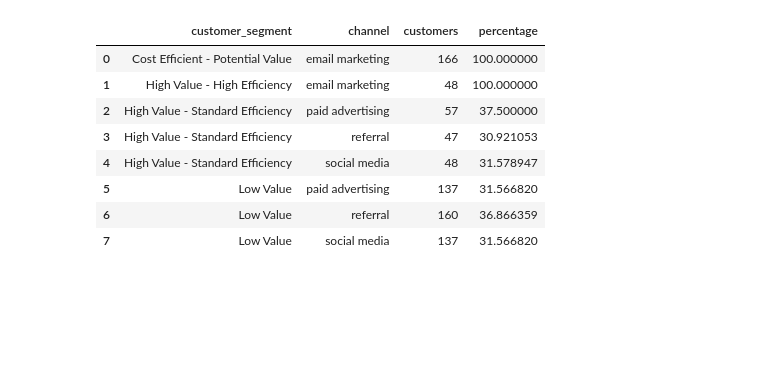
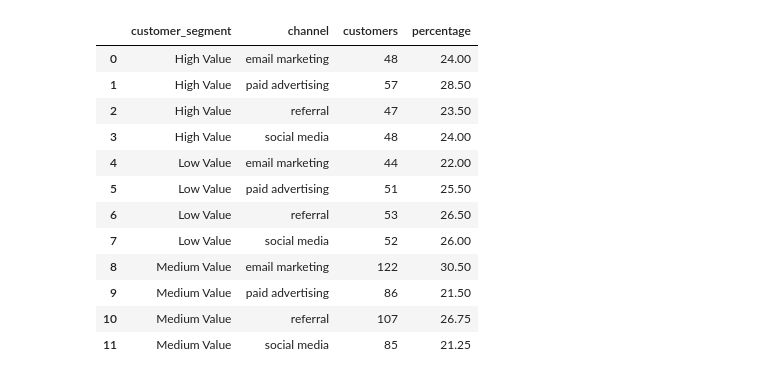
Before and after one commit to Andres240989/customer-lifetime-value_analysis, a Jupyter notebook: notebooks/03_segment_strategies.ipynb, the cells around one changed output. Drawn from its saved outputs; the diff is of its cells as text; code cells hidden in the pictures; blank space fills up the shorter version.

```diff
--- a/notebooks/03_segment_strategies.ipynb
+++ b/notebooks/03_segment_strategies.ipynb
@@ -16,0 +7,3 @@ df.head()
+# %%
+df_segmented = pd.read_csv("../data/customer_segmented.csv")
+df_segmented
@@ -73,27 +93,31 @@ segment_summary["customer_percentage"] = (
 # %%
 # identificamos canal principal
 segment_channel = (
-    df.groupby(["customer_segment", "channel"])
+    df_segmented.groupby(["customer_segment", "channel"])
     .size()
     .reset_index(name="customers")
 )
 
 segment_channel["percentage"] = (
     segment_channel.groupby("customer_segment")["customers"]
     .transform(lambda x: x / x.sum() * 100)
 )
 
 segment_channel
 # %% [output]
 |  | customer_segment | channel | customers | percentage |
-| 0 | Cost Efficient - Potential Value | email marketing | 166 | 100.000000 |
-| 1 | High Value - High Efficiency | email marketing | 48 | 100.000000 |
-| 2 | High Value - Standard Efficiency | paid advertising | 57 | 37.500000 |
-| 3 | High Value - Standard Efficiency | referral | 47 | 30.921053 |
-| 4 | High Value - Standard Efficiency | social media | 48 | 31.578947 |
-| 5 | Low Value | paid advertising | 137 | 31.566820 |
-| 6 | Low Value | referral | 160 | 36.866359 |
-| 7 | Low Value | social media | 137 | 31.566820 |
+| 0 | High Value | email marketing | 48 | 24.00 |
+| 1 | High Value | paid advertising | 57 | 28.50 |
+| 2 | High Value | referral | 47 | 23.50 |
+| 3 | High Value | social media | 48 | 24.00 |
+| 4 | Low Value | email marketing | 44 | 22.00 |
+| 5 | Low Value | paid advertising | 51 | 25.50 |
+| 6 | Low Value | referral | 53 | 26.50 |
+| 7 | Low Value | social media | 52 | 26.00 |
+| 8 | Medium Value | email marketing | 122 | 30.50 |
+| 9 | Medium Value | paid advertising | 86 | 21.50 |
+| 10 | Medium Value | referral | 107 | 26.75 |
+| 11 | Medium Value | social media | 85 | 21.25 |
 # %%
 plt.bar(segment_channel['customer_segment'], segment_channel['customers'])
 plt.title('Número de clientes por segmento')
```
Also changed, not shown: parts of 9 cells of this notebook.
